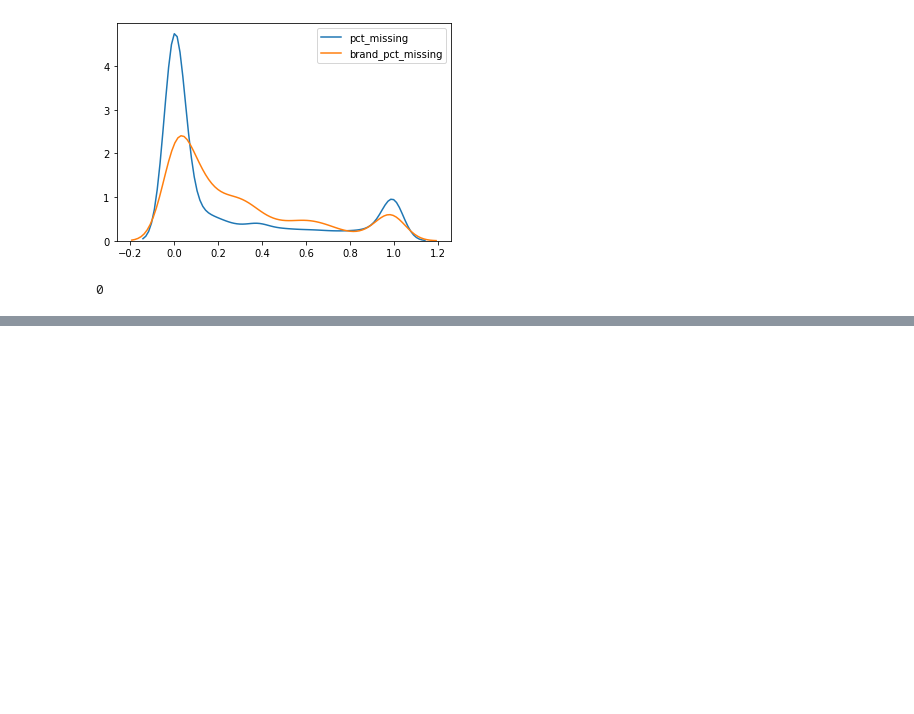
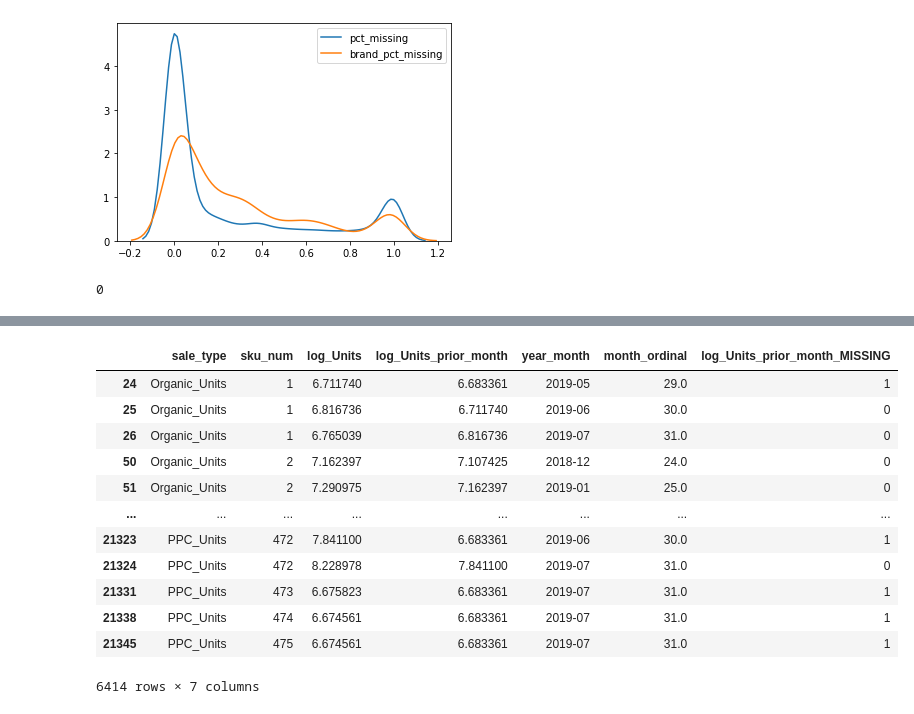
Before and after one commit to zacharmentrout/thrasio, a Jupyter notebook: thrasio1.ipynb, the cells around one changed output, grey strips where cells are left out. Drawn from its saved outputs; the diff is of its cells as text; code cells hidden in the pictures; blank space fills up the shorter version.

```diff
--- a/thrasio1.ipynb
+++ b/thrasio1.ipynb
@@ -364,0 +496,13 @@ features_mod2 = ['log_Units_last_valid']
+# %%
+# add brand units prior month: not very effective
+features_mod9 = ['log_monthly_saletype_avg_Units_last_valid',
+                 'log_Units_prior_month',
+                 'pct_missing_prior_month',
+                 'log_Units_prior_month_MISSING',
+                 'sin_term_fracofyear','cos_term_fracofyear','month_ordinal',
+                 'log_PPC_Cost_per_unit_PPCONLY',
+                 'sale_type_PPC',
+                 'log_brand_Units_prior_month'
+                ]
+mod9 = ElasticNetCV(random_state=1,cv=tss)
+mod9.fit(X=dat_train[features_mod9],y=dat_train[target].values.ravel())
@@ -364,0 +515,19 @@ features_mod2 = ['log_Units_last_valid']
+# %%
+dat_train['pred'] = mod9.predict(dat_train[features_mod9])
+dat_valid['pred'] = mod9.predict(dat_valid[features_mod9])
+dat_test['pred'] = mod9.predict(dat_test[features_mod9])
+model_dict['mod9'] = score_model()
+# %%
+# add brand units prior month: not very effective
+features_mod10 = ['log_monthly_saletype_avg_Units_last_valid',
+                 'log_Units_prior_month',
+                 'pct_missing_prior_month',
+                 'log_Units_prior_month_MISSING',
+                 'sin_term_fracofyear','cos_term_fracofyear','month_ordinal',
+                 'log_PPC_Cost_per_unit_PPCONLY',
+                 'sale_type_PPC',
+                 'log_brand_Units_prior_month',
+                  'log_Units_prior_2_month'
+                ]
+mod10 = ElasticNetCV(random_state=1,cv=tss)
+mod10.fit(X=dat_train[features_mod10],y=dat_train[target].values.ravel())
@@ -364,0 +540,5 @@ features_mod2 = ['log_Units_last_valid']
+# %%
+dat_train['pred'] = mod10.predict(dat_train[features_mod10])
+dat_valid['pred'] = mod10.predict(dat_valid[features_mod10])
+dat_test['pred'] = mod10.predict(dat_test[features_mod10])
+model_dict['mod10'] = score_model()
@@ -364,0 +573,16 @@ features_mod2 = ['log_Units_last_valid']
+# %%
+dat_valid[['sale_type', 'sku_num', 'log_Units','log_Units_prior_month','year_month','month_ordinal','log_Units_prior_month_MISSING']].sort_values(['sale_type', 'sku_num', 'month_ordinal'])
+# %% [output]
+|  | sale_type | sku_num | log_Units | log_Units_prior_month | year_month | month_ordinal | log_Units_prior_month_MISSING |
+| 24 | Organic_Units | 1 | 6.711740 | 6.683361 | 2019-05 | 29.0 | 1 |
+| 25 | Organic_Units | 1 | 6.816736 | 6.711740 | 2019-06 | 30.0 | 0 |
+| 26 | Organic_Units | 1 | 6.765039 | 6.816736 | 2019-07 | 31.0 | 0 |
+| 50 | Organic_Units | 2 | 7.162397 | 7.107425 | 2018-12 | 24.0 | 0 |
+| 51 | Organic_Units | 2 | 7.290975 | 7.162397 | 2019-01 | 25.0 | 0 |
+| ... | ... | ... | ... | ... | ... | ... | ... |
+| 21323 | PPC_Units | 472 | 7.841100 | 6.683361 | 2019-06 | 30.0 | 1 |
+| 21324 | PPC_Units | 472 | 8.228978 | 7.841100 | 2019-07 | 31.0 | 0 |
+| 21331 | PPC_Units | 473 | 6.675823 | 6.683361 | 2019-07 | 31.0 | 1 |
+| 21338 | PPC_Units | 474 | 6.674561 | 6.683361 | 2019-07 | 31.0 | 1 |
+| 21345 | PPC_Units | 475 | 6.674561 | 6.683361 | 2019-07 | 31.0 | 1 |
+6414 rows × 7 columns
```
Also changed, not shown: parts of 62 cells of this notebook.
